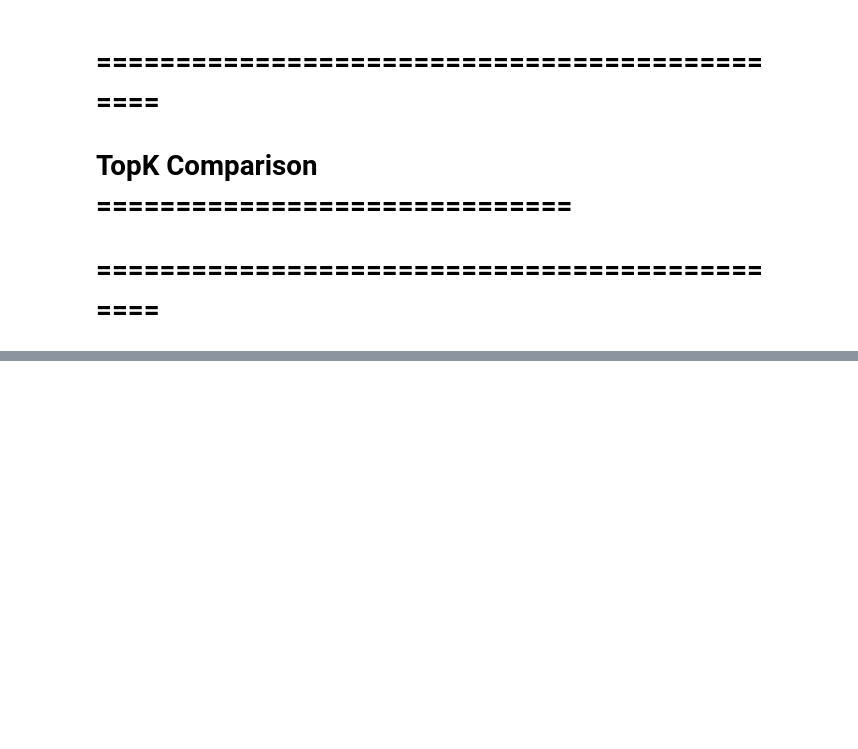
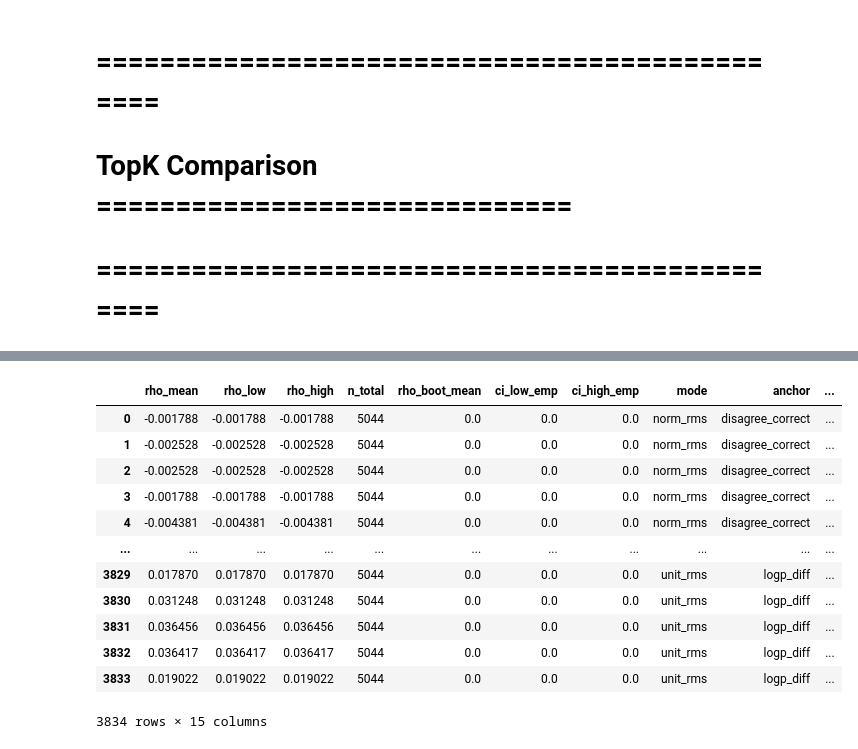
Before and after one commit to AnnemetteBP/LogitDiffLens, a Jupyter notebook: logit_lens.ipynb, the cells around one changed output, grey strips where cells are left out. Cells and saved outputs as stored; diff of their text form; code cells hidden in the pictures; blank space fills up the shorter version.

```diff
--- a/logit_lens.ipynb
+++ b/logit_lens.ipynb
@@ -1363,0 +2156,16 @@ run_projection_comparison_single_batch(
+# %%
+df_summary
+# %% [output]
+|  | rho_mean | rho_low | rho_high | n_total | rho_boot_mean | ci_low_emp | ci_high_emp | mode | anchor | ... |
+| 0 | -0.001788 | -0.001788 | -0.001788 | 5044 | 0.0 | 0.0 | 0.0 | norm_rms | disagree_correct | ... |
+| 1 | -0.002528 | -0.002528 | -0.002528 | 5044 | 0.0 | 0.0 | 0.0 | norm_rms | disagree_correct | ... |
+| 2 | -0.002528 | -0.002528 | -0.002528 | 5044 | 0.0 | 0.0 | 0.0 | norm_rms | disagree_correct | ... |
+| 3 | -0.001788 | -0.001788 | -0.001788 | 5044 | 0.0 | 0.0 | 0.0 | norm_rms | disagree_correct | ... |
+| 4 | -0.004381 | -0.004381 | -0.004381 | 5044 | 0.0 | 0.0 | 0.0 | norm_rms | disagree_correct | ... |
+| ... | ... | ... | ... | ... | ... | ... | ... | ... | ... | ... |
+| 3829 | 0.017870 | 0.017870 | 0.017870 | 5044 | 0.0 | 0.0 | 0.0 | unit_rms | logp_diff | ... |
+| 3830 | 0.031248 | 0.031248 | 0.031248 | 5044 | 0.0 | 0.0 | 0.0 | unit_rms | logp_diff | ... |
+| 3831 | 0.036456 | 0.036456 | 0.036456 | 5044 | 0.0 | 0.0 | 0.0 | unit_rms | logp_diff | ... |
+| 3832 | 0.036417 | 0.036417 | 0.036417 | 5044 | 0.0 | 0.0 | 0.0 | unit_rms | logp_diff | ... |
+| 3833 | 0.019022 | 0.019022 | 0.019022 | 5044 | 0.0 | 0.0 | 0.0 | unit_rms | logp_diff | ... |
+3834 rows × 15 columns
```
Also changed, not shown: parts of 91 cells of this notebook, 1 other file.
